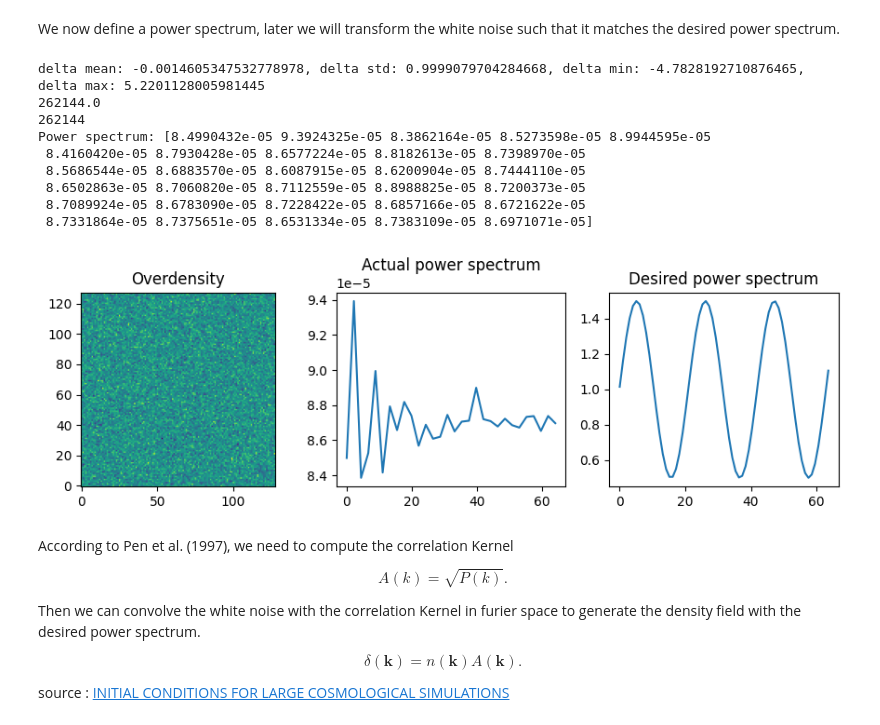
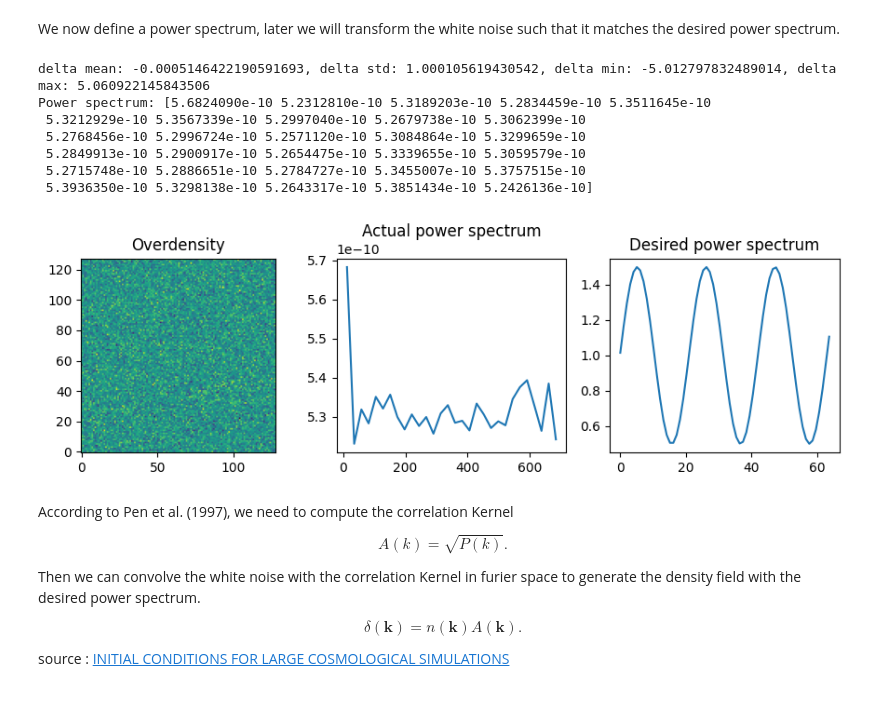
Before and after one commit to andrinr/IC-prediction, a Jupyter notebook: src/experiments/ic.ipynb, the cells around one changed output. Cells and saved outputs as stored; diff of their text form; code cells hidden in the pictures.

Commit message:
redo ic pynb with cosmax

```diff
--- a/src/experiments/ic.ipynb
+++ b/src/experiments/ic.ipynb
@@ -29,39 +23,37 @@ We now define a power spectrum, later we will transform the white noise such tha
 # %%
 delta = rho
 print(f"delta mean: {jnp.mean(delta)}, delta std: {jnp.std(delta)}, delta min: {jnp.min(delta)}, delta max: {jnp.max(delta)}")
 
 n_bins = 30
-power_spectrum = an.PowerSpectrum(N = n_grid, n_bins=n_bins)
+power_spectrum = cosmax.PowerSpectrum(elements = n_grid, bins=n_bins)
 
 k, Pk = power_spectrum(delta)
 Pk /= n_bins ** 2
 
 print(f"Power spectrum: {Pk}")
 
 # lets define a desired power spectrum
 k_desired = jnp.linspace(0.1, n_grid, n_grid)
 Pk_desired = (jnp.sin(k_desired * 0.3)*0.5 + 1)
 
 fig, (ax1, ax2, ax3) = plt.subplots(1, 3, figsize=(9, 3))
 ax1.imshow(delta[n_grid//2], origin='lower')
 ax1.set_title('Overdensity')
 ax2.plot(k, Pk)
 ax2.set_title('Actual power spectrum')
 ax3.plot(k_desired[:n_grid_half], Pk_desired[:n_grid_half])
 ax3.set_title('Desired power spectrum')
 
 plt.tight_layout()
 # %% [output]
-delta mean: -0.0014605347532778978, delta std: 0.9999079704284668, delta min: -4.7828192710876465, delta max: 5.2201128005981445
-262144.0
-262144
-Power spectrum: [8.4990432e-05 9.3924325e-05 8.3862164e-05 8.5273598e-05 8.9944595e-05
- 8.4160420e-05 8.7930428e-05 8.6577224e-05 8.8182613e-05 8.7398970e-05
- 8.5686544e-05 8.6883570e-05 8.6087915e-05 8.6200904e-05 8.7444110e-05
- 8.6502863e-05 8.7060820e-05 8.7112559e-05 8.8988825e-05 8.7200373e-05
- 8.7089924e-05 8.6783090e-05 8.7228422e-05 8.6857166e-05 8.6721622e-05
- 8.7331864e-05 8.7375651e-05 8.6531334e-05 8.7383109e-05 8.6971071e-05]
+delta mean: -0.0005146422190591693, delta std: 1.000105619430542, delta min: -5.012797832489014, delta max: 5.060922145843506
+Power spectrum: [5.6824090e-10 5.2312810e-10 5.3189203e-10 5.2834459e-10 5.3511645e-10
+ 5.3212929e-10 5.3567339e-10 5.2997040e-10 5.2679738e-10 5.3062399e-10
+ 5.2768456e-10 5.2996724e-10 5.2571120e-10 5.3084864e-10 5.3299659e-10
+ 5.2849913e-10 5.2900917e-10 5.2654475e-10 5.3339655e-10 5.3059579e-10
+ 5.2715748e-10 5.2886651e-10 5.2784727e-10 5.3455007e-10 5.3757515e-10
+ 5.3936350e-10 5.3298138e-10 5.2643317e-10 5.3851434e-10 5.2426136e-10]
-[figure, old version]
+[figure, new version]
 # %% [markdown]
 According to Pen et al. (1997), we need to compute the correlation Kernel
 
```
Also changed, not shown: parts of 2 cells of this notebook.
